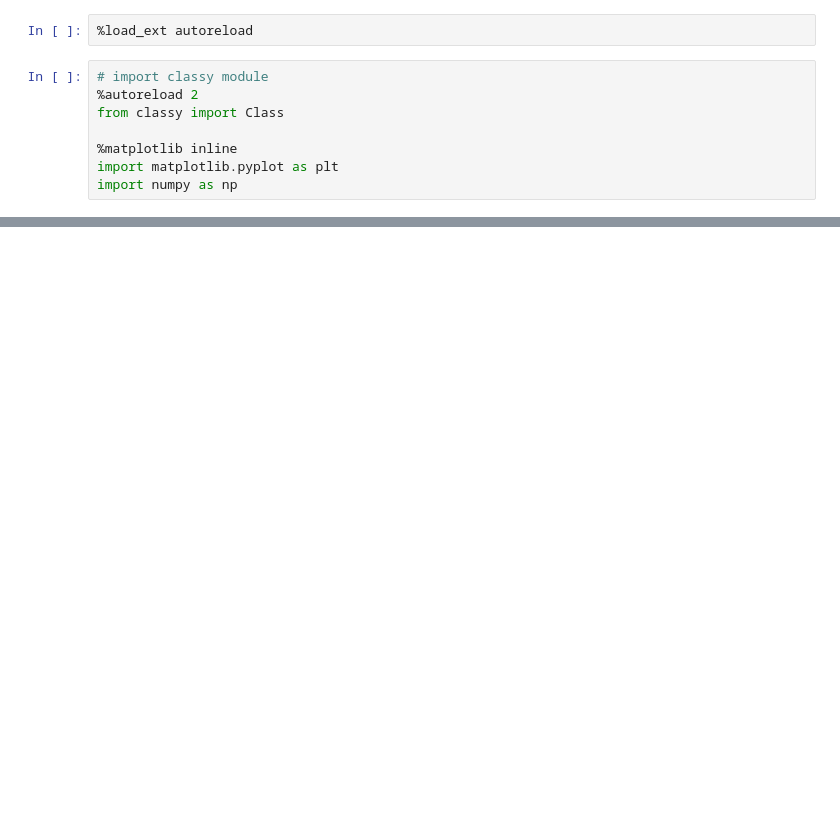
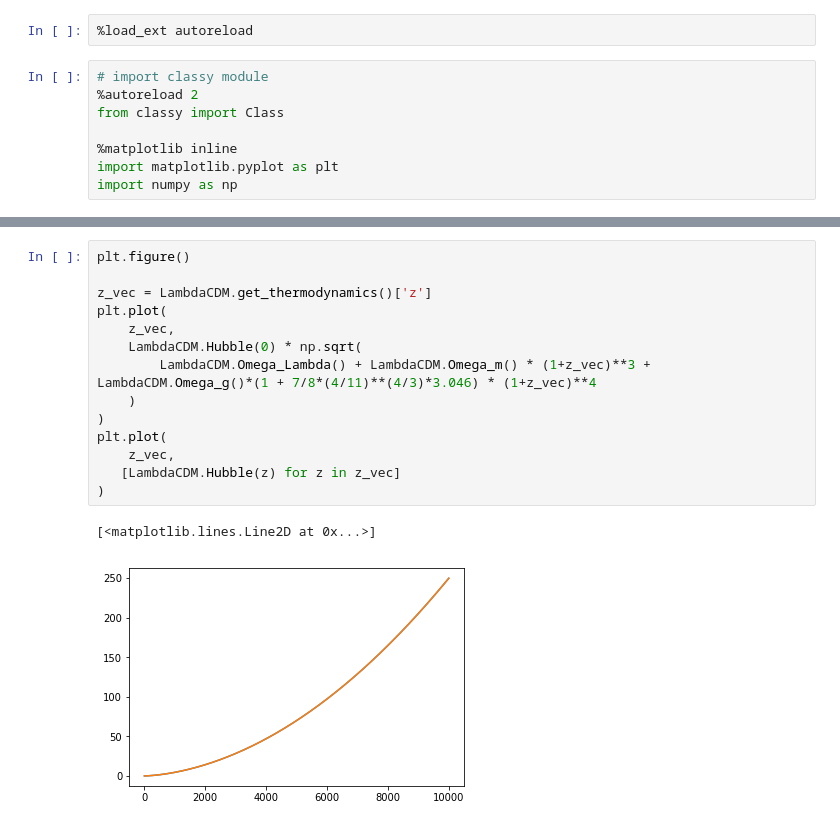
Before and after one commit to hongwanliu/class_public, a Jupyter notebook: notebooks/recfast_fudge.ipynb, the cells around one changed output, grey strips where cells are left out. Cells and saved outputs as stored; diff of their text form; blank space fills up the shorter version.

```diff
--- a/notebooks/recfast_fudge.ipynb
+++ b/notebooks/recfast_fudge.ipynb
@@ -103,0 +79,17 @@ np.savetxt('../hyrec/Alpha_inf.dat', a)
+# %%
+plt.figure()
+
+z_vec = LambdaCDM.get_thermodynamics()['z']
+plt.plot(
+    z_vec,
+    LambdaCDM.Hubble(0) * np.sqrt(
+        LambdaCDM.Omega_Lambda() + LambdaCDM.Omega_m() * (1+z_vec)**3 + LambdaCDM.Omega_g()*(1 + 7/8*(4/11)**(4/3)*3.046) * (1+z_vec)**4
+    )
+)
+plt.plot(
+    z_vec,
+   [LambdaCDM.Hubble(z) for z in z_vec]
+)
+# %% [output]
+[<matplotlib.lines.Line2D at 0x...>]
+[figure, added]
```
Also changed, not shown: parts of 10 cells of this notebook, 1 other file.
